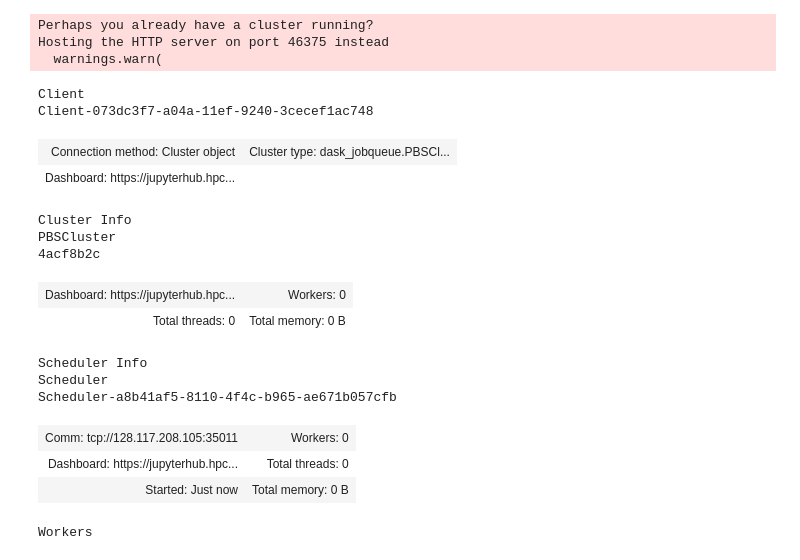
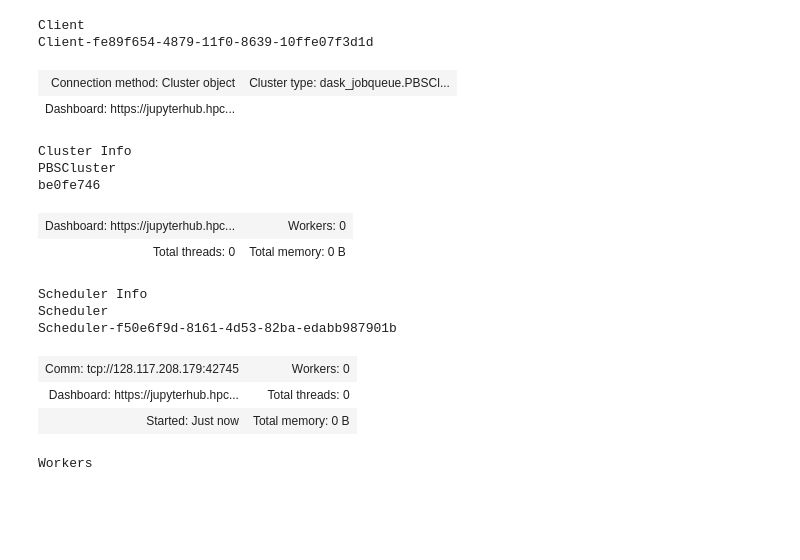
Before and after one commit to swrneale/python-scripts, a Jupyter notebook: vert_proc/vproc_pod/vproc_main.ipynb, the cells around one changed output. Saved outputs shown, nothing was run; the diff lists cells and outputs as text; code cells hidden in the pictures; blank space fills up the shorter version.

```diff
--- a/vert_proc/vproc_pod/vproc_main.ipynb
+++ b/vert_proc/vproc_pod/vproc_main.ipynb
@@ -4,32 +4,29 @@ import vproc_main as mypy
 # %%
 from distributed import Client
 from ncar_jobqueue import NCARCluster
 
-cluster = NCARCluster(project='P93300642',interface='ext', job_extra_directives=[],walltime ='12:00:00')
+cluster = NCARCluster(project='P93300042',interface='ext', job_extra_directives=[],walltime ='12:00:00')
 cluster
 cluster.scale(jobs=32)
 client = Client(cluster)
 client
 # %% [output]
-Perhaps you already have a cluster running?
-Hosting the HTTP server on port 46375 instead
-  warnings.warn(
+Client
+Client-fe89f654-4879-11f0-8639-10ffe07f3d1d
+| Connection method: Cluster object | Cluster type: dask_jobqueue.PBSCl... |
+| Dashboard: https://jupyterhub.hpc... |  |
-Client
-Client-073dc3f7-a04a-11ef-9240-3cecef1ac748
+Cluster Info
+PBSCluster
+be0fe746
-| Connection method: Cluster object | Cluster type: dask_jobqueue.PBSCl... |
-| Dashboard: https://jupyterhub.hpc... |  |
+| Dashboard: https://jupyterhub.hpc... | Workers: 0 |
+| Total threads: 0 | Total memory: 0 B |
-Cluster Info
-PBSCluster
-4acf8b2c
+Scheduler Info
+Scheduler
+Scheduler-f50e6f9d-8161-4d53-82ba-edabb987901b
-| Dashboard: https://jupyterhub.hpc... | Workers: 0 |
-| Total threads: 0 | Total memory: 0 B |
+| Comm: tcp://128.117.208.179:42745 | Workers: 0 |
+| Dashboard: https://jupyterhub.hpc... | Total threads: 0 |
+| Started: Just now | Total memory: 0 B |
-Scheduler Info
-Scheduler
-Scheduler-a8b41af5-8110-4f4c-b965-ae671b057cfb
+Workers
-| Comm: tcp://128.117.208.105:35011 | Workers: 0 |
-| Dashboard: https://jupyterhub.hpc... | Total threads: 0 |
-| Started: Just now | Total memory: 0 B |
-Workers
 # %%
 
 importlib.reload(mypy)
```
Also changed, not shown: parts of 1 cell of this notebook, 56 other files.
